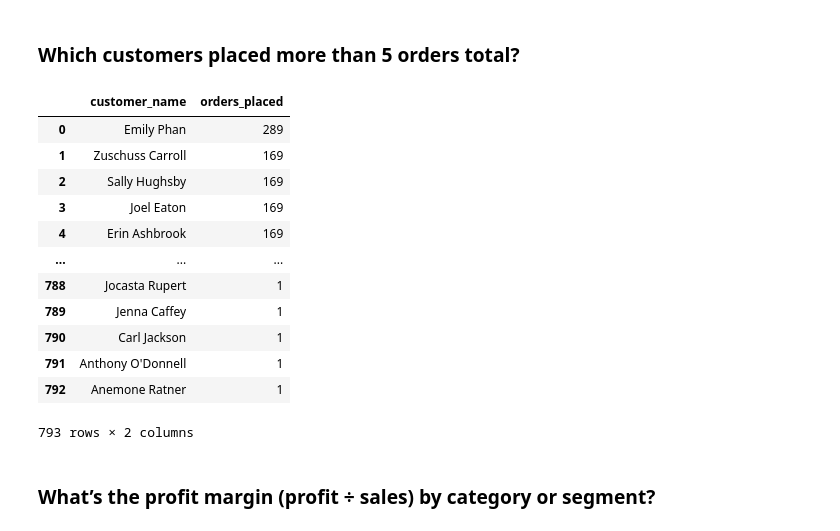
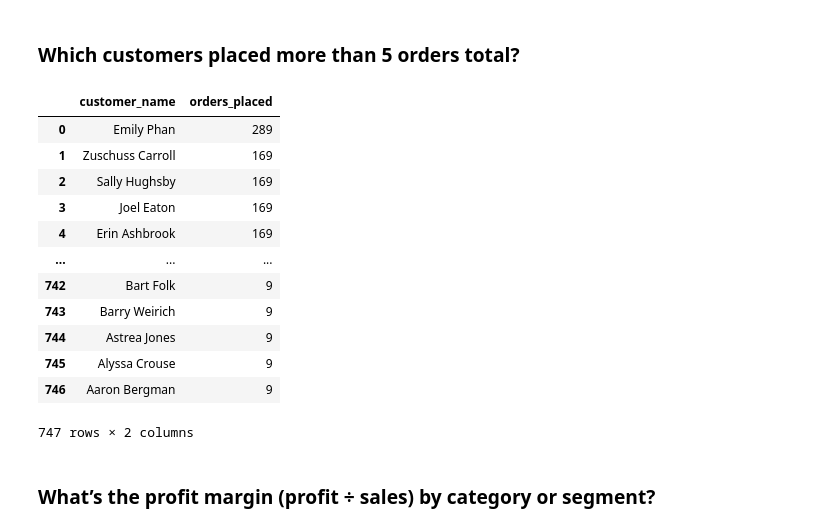
Before and after one commit to JessicaLindsey5514/DataAnalysisModule3, a Jupyter notebook: Week4/notebooks/superstore_sales_workflow.ipynb, the cells around one changed output. Drawn from its saved outputs; the diff is of its cells as text; code cells hidden in the pictures.

```diff
--- a/Week4/notebooks/superstore_sales_workflow.ipynb
+++ b/Week4/notebooks/superstore_sales_workflow.ipynb
@@ -403,34 +412,35 @@ result8
 ### Which customers placed more than 5 orders total?
 # %%
 query9 = """
-
 SELECT c.customer_name, count(o.customer_id) as orders_placed
 FROM customers c
 JOIN orders o ON o.customer_id = c.customer_id
 GROUP BY c.customer_name
-ORDER BY orders_placed DESC;
+HAVING orders_placed > 5
+ORDER BY orders_placed DESC
+;
 
 
  """
 result9 = pd.read_sql(query9, conn)
 result9
 
 #if i add  WHERE orders_placed > 5
 # operational error: misuse of aggregate: count()
 # %% [output]
 |  | customer_name | orders_placed |
 | 0 | Emily Phan | 289 |
 | 1 | Zuschuss Carroll | 169 |
 | 2 | Sally Hughsby | 169 |
 | 3 | Joel Eaton | 169 |
 | 4 | Erin Ashbrook | 169 |
 | ... | ... | ... |
-| 788 | Jocasta Rupert | 1 |
-| 789 | Jenna Caffey | 1 |
-| 790 | Carl Jackson | 1 |
-| 791 | Anthony O'Donnell | 1 |
-| 792 | Anemone Ratner | 1 |
+| 742 | Bart Folk | 9 |
+| 743 | Barry Weirich | 9 |
+| 744 | Astrea Jones | 9 |
+| 745 | Alyssa Crouse | 9 |
+| 746 | Aaron Bergman | 9 |
-793 rows × 2 columns
+747 rows × 2 columns
 # %% [markdown]
 ### What’s the profit margin (profit ÷ sales) by category or segment?
 # %%
```
Also changed, not shown: parts of 13 cells of this notebook, 7 other files.
